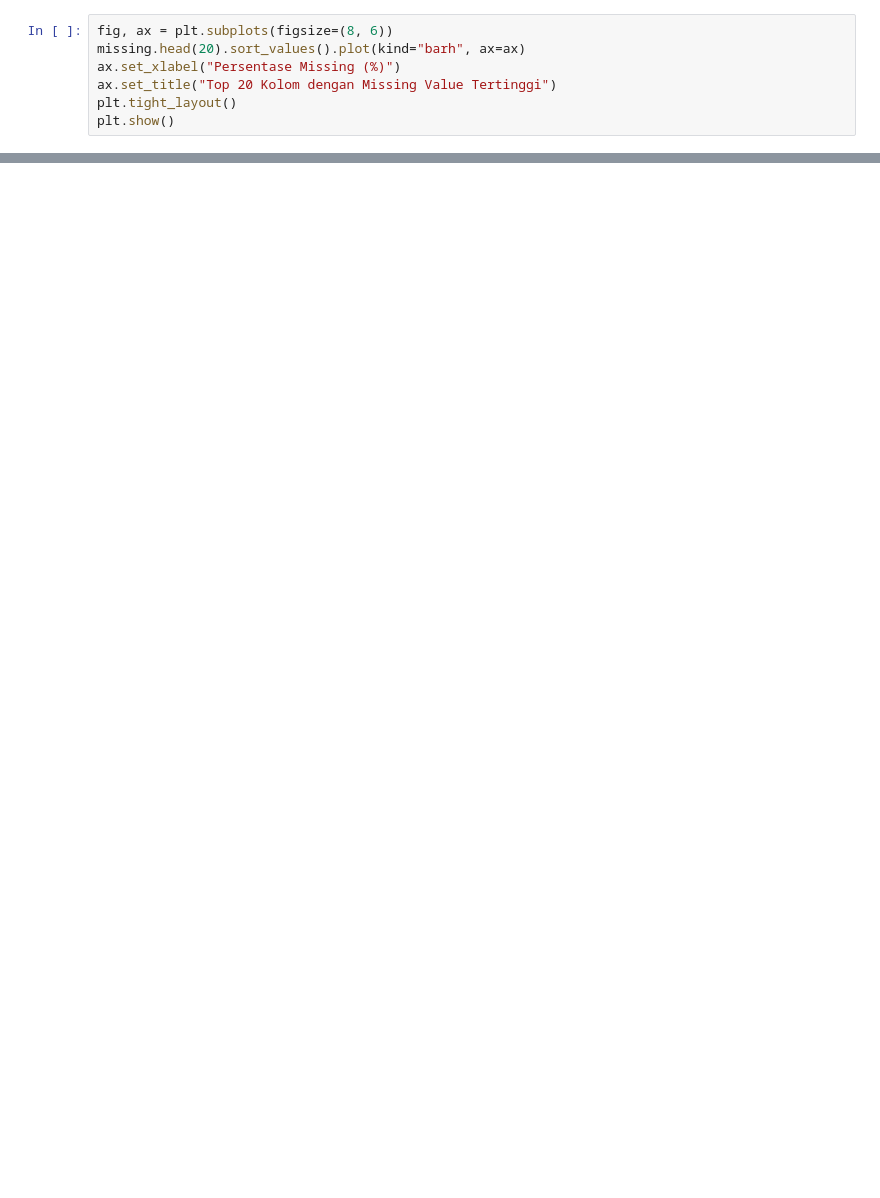
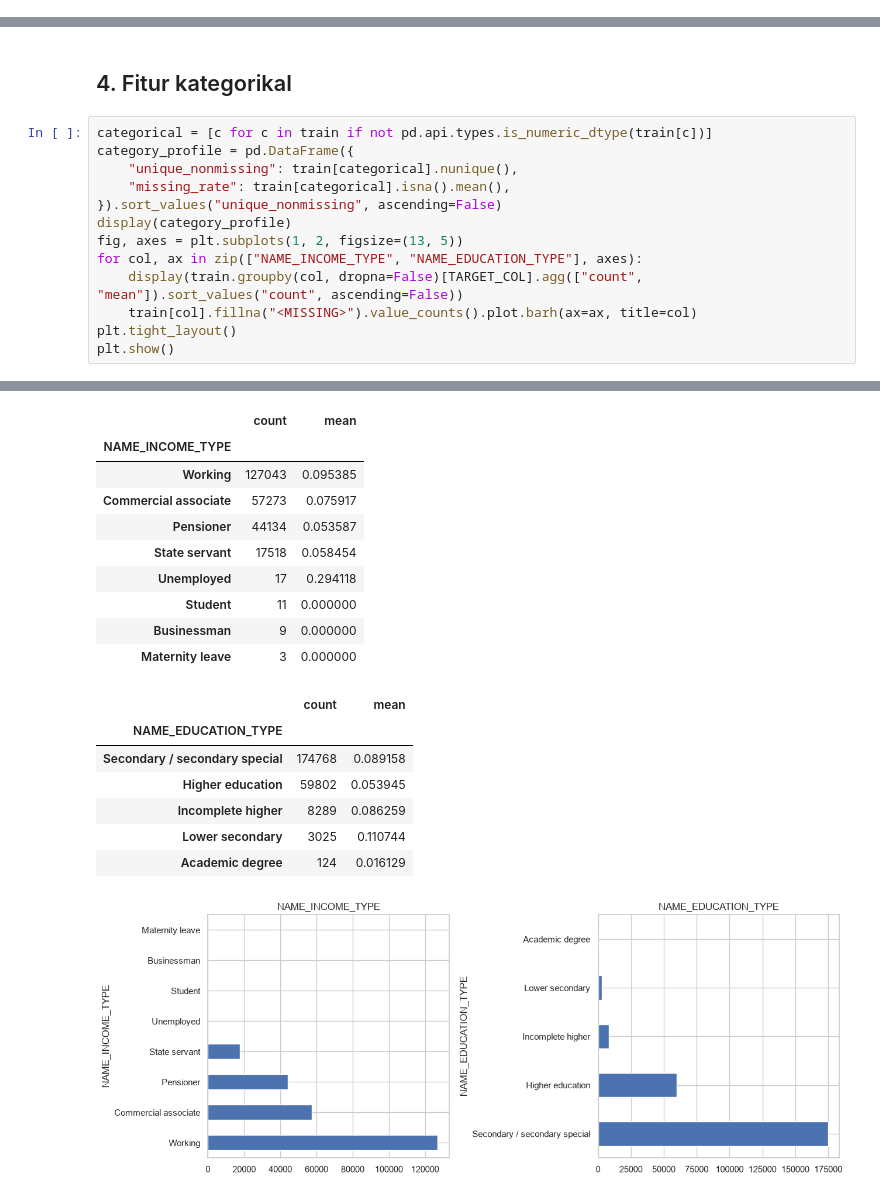
Before and after one commit to foxyglue/credit-risk-scorecard, a Jupyter notebook: notebooks/01_eda.ipynb, the cells around one changed output, grey strips where cells are left out. Drawn from its saved outputs; the diff is of its cells as text; blank space fills up the shorter version.

```diff
--- a/notebooks/01_eda.ipynb
+++ b/notebooks/01_eda.ipynb
@@ -157,7 +27,0 @@ Name: COMMONAREA_MEDI, dtype: float64
-# %%
-fig, ax = plt.subplots(figsize=(8, 6))
-missing.head(20).sort_values().plot(kind="barh", ax=ax)
-ax.set_xlabel("Persentase Missing (%)")
-ax.set_title("Top 20 Kolom dengan Missing Value Tertinggi")
-plt.tight_layout()
-plt.show()
@@ -253,0 +132,16 @@ nominal cicilan itu sendiri, yang lebih menentukan.
+# %% [markdown]
+## 4. Fitur kategorikal
+# %%
+categorical = [c for c in train if not pd.api.types.is_numeric_dtype(train[c])]
+category_profile = pd.DataFrame({
+    "unique_nonmissing": train[categorical].nunique(),
+    "missing_rate": train[categorical].isna().mean(),
+}).sort_values("unique_nonmissing", ascending=False)
+display(category_profile)
+fig, axes = plt.subplots(1, 2, figsize=(13, 5))
+for col, ax in zip(["NAME_INCOME_TYPE", "NAME_EDUCATION_TYPE"], axes):
+    display(train.groupby(col, dropna=False)[TARGET_COL].agg(["count", "mean"]).sort_values("count", ascending=False))
+    train[col].fillna("<MISSING>").value_counts().plot.barh(ax=ax, title=col)
+plt.tight_layout()
+plt.show()
+# %% [output]
@@ -253,0 +165,18 @@ nominal cicilan itu sendiri, yang lebih menentukan.
+|  | count | mean |
+| NAME_INCOME_TYPE |  |  |
+| Working | 127043 | 0.095385 |
+| Commercial associate | 57273 | 0.075917 |
+| Pensioner | 44134 | 0.053587 |
+| State servant | 17518 | 0.058454 |
+| Unemployed | 17 | 0.294118 |
+| Student | 11 | 0.000000 |
+| Businessman | 9 | 0.000000 |
+| Maternity leave | 3 | 0.000000 |
+|  | count | mean |
+| NAME_EDUCATION_TYPE |  |  |
+| Secondary / secondary special | 174768 | 0.089158 |
+| Higher education | 59802 | 0.053945 |
+| Incomplete higher | 8289 | 0.086259 |
+| Lower secondary | 3025 | 0.110744 |
+| Academic degree | 124 | 0.016129 |
+[figure, added]
```
Also changed, not shown: parts of 30 cells of this notebook, 13 other files.
